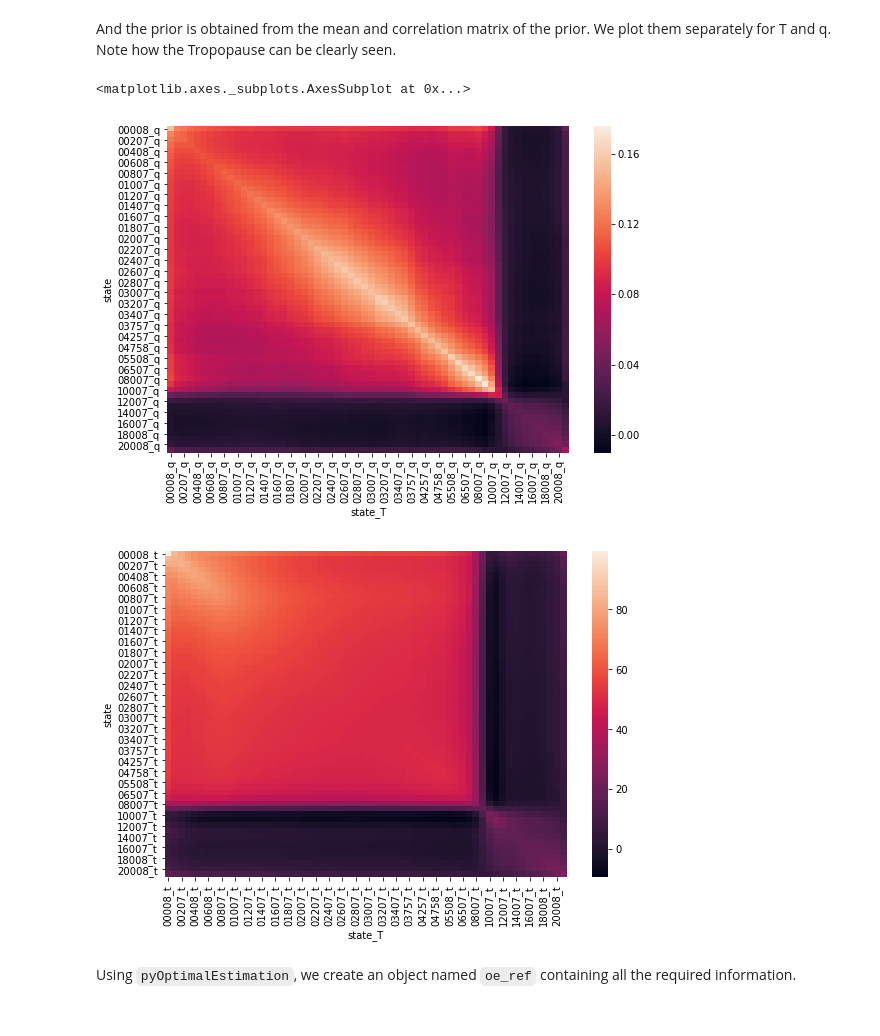
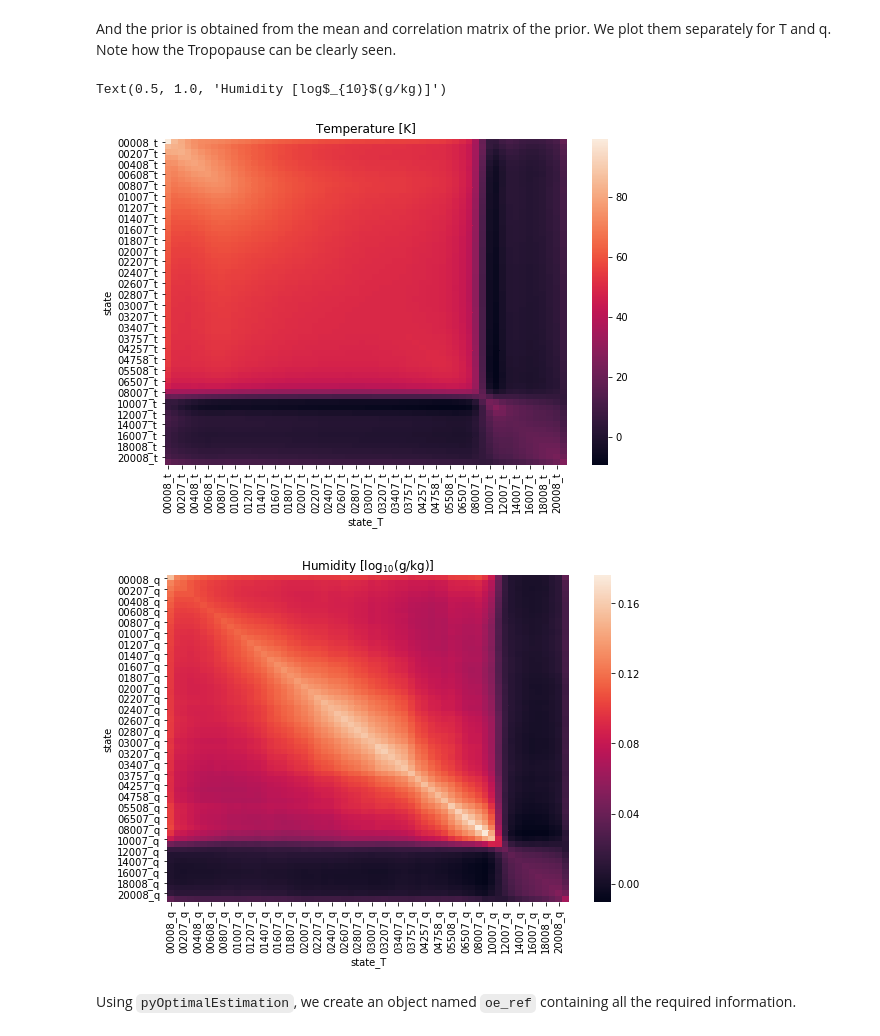
Before and after one commit to maahn/pyOptimalEstimation_examples, a Jupyter notebook: MWR_retrieval.ipynb, the cells around one changed output. Cells and saved outputs as stored; diff of their text form; code cells hidden in the pictures.

```diff
--- a/MWR_retrieval.ipynb
+++ b/MWR_retrieval.ipynb
@@ -147,16 +153,18 @@ sns.heatmap(y_cor, annot=True, fmt = 'g', ax=ax)
 And the prior is obtained from the mean and correlation matrix of the prior. We plot them separately for T and q. Note how the Tropopause can be clearly seen.
 # %%
 x_a = x_mean.sel(season=season).to_pandas()[x_vars]
-x_cor = x_cov.sel(season=season).to_pandas().loc[x_vars,x_vars]
+x_cor = x_cov.sel(season=season).to_pandas().loc[x_vars, x_vars]
 
 f, ax = plt.subplots(figsize=(9, 6))
-sns.heatmap(x_cor.iloc[::2,::2], ax=ax)
+sns.heatmap(x_cor.iloc[1::2, 1::2], ax=ax)
+ax.set_title('Temperature [K]')
 f, ax = plt.subplots(figsize=(9, 6))
-sns.heatmap(x_cor.iloc[1::2,1::2], ax=ax)
+sns.heatmap(x_cor.iloc[::2, ::2], ax=ax)
+ax.set_title('Humidity [log$_{10}$(g/kg)]')
 # %% [output]
-<matplotlib.axes._subplots.AxesSubplot at 0x...>
+Text(0.5, 1.0, 'Humidity [log$_{10}$(g/kg)]')
-[figure, old version]
+[figure, new version]
-[figure, old version]
+[figure, new version]
 # %% [markdown]
 Using `pyOptimalEstimation`, we create an object named `oe_ref` containing all the required information.
 # %%
```
Also changed, not shown: parts of 26 cells of this notebook, 1 other file.
